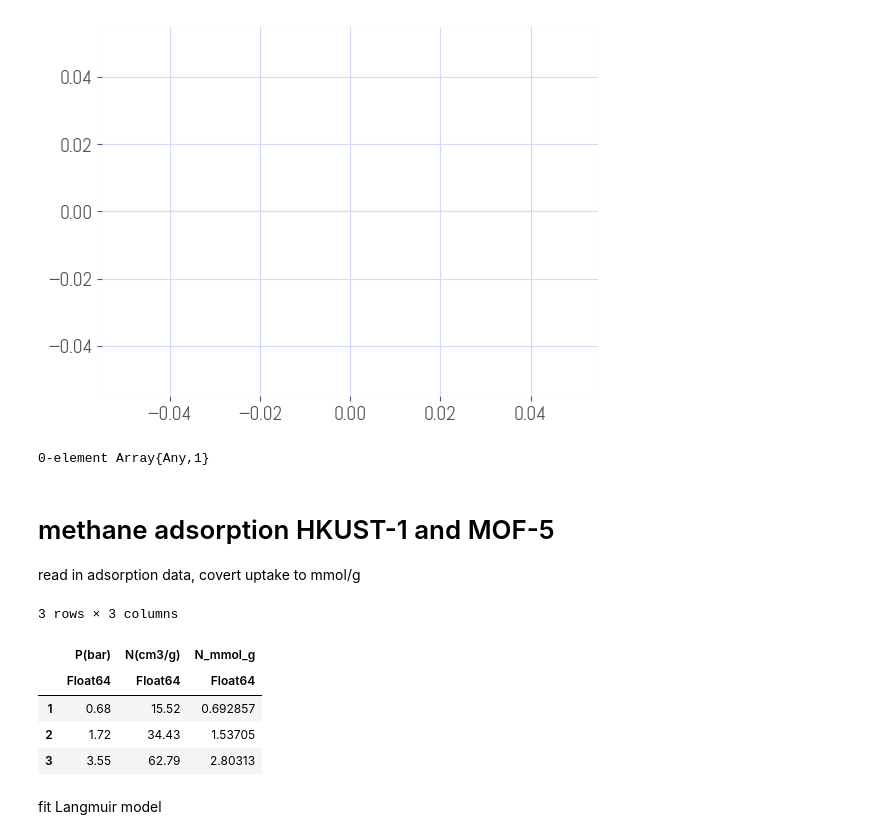
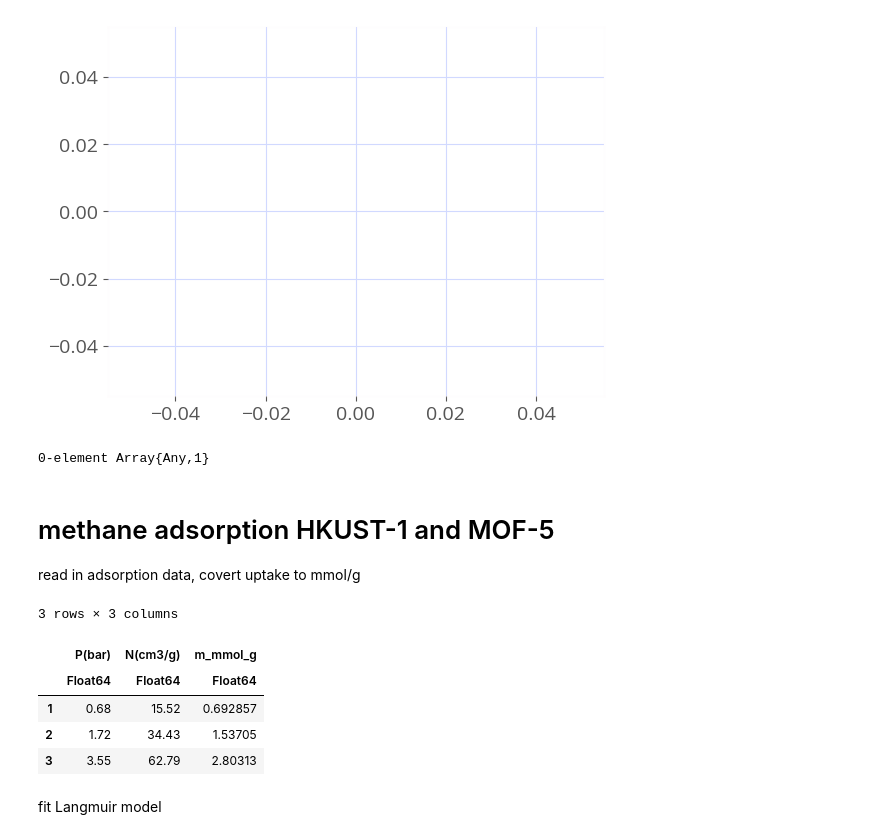
Before and after one commit to SimonEnsemble/nonlinear_sensing, a Jupyter notebook: one_d_sensing/1D sensing.ipynb, the cells around one changed output. Saved outputs shown, nothing was run; the diff lists cells and outputs as text; code cells hidden in the pictures.

```diff
--- a/one_d_sensing/1D sensing.ipynb
+++ b/one_d_sensing/1D sensing.ipynb
@@ -1,12 +1,13 @@
 # %%
 using DataFrames, CSV, PyPlot, PorousMaterials
 
-PyPlot.matplotlib.font_manager.fontManager.addfont("Abel-Regular.ttf")
+PyPlot.matplotlib.font_manager.fontManager.addfont("OpenSans-Regular.ttf")
+# PyPlot.matplotlib.font_manager.fontManager.addfont("Abel-Regular.ttf")
 PyPlot.matplotlib.style.use("grandbudapest.mplstyle")
 
 plot()
 # %% [output]
-[figure, old version]
+[figure, new version]
 0-element Array{Any,1}
 # %% [markdown]
 # methane adsorption HKUST-1 and MOF-5
@@ -16,12 +17,12 @@ mofs = ["HKUST-1", "MOF-5"]
 df = Dict{String, DataFrame}()
 for mof in mofs
     df[mof] = CSV.read("ch4_" * mof * "_25C.csv", comment="#")
-    df[mof][!, :N_mmol_g] = df[mof][:, Symbol("N(cm3/g)")] / 22.4
+    df[mof][!, :m_mmol_g] = df[mof][:, Symbol("N(cm3/g)")] / 22.4
 end
 first(df[mofs[1]], 3)
 # %% [output]
 3 rows × 3 columns
-|  | P(bar) | N(cm3/g) | N_mmol_g |
+|  | P(bar) | N(cm3/g) | m_mmol_g |
 |  | Float64 | Float64 | Float64 |
 | 1 | 0.68 | 15.52 | 0.692857 |
 | 2 | 1.72 | 34.43 | 1.53705 |
```
Also changed, not shown: parts of 10 cells of this notebook, 2 other files.
